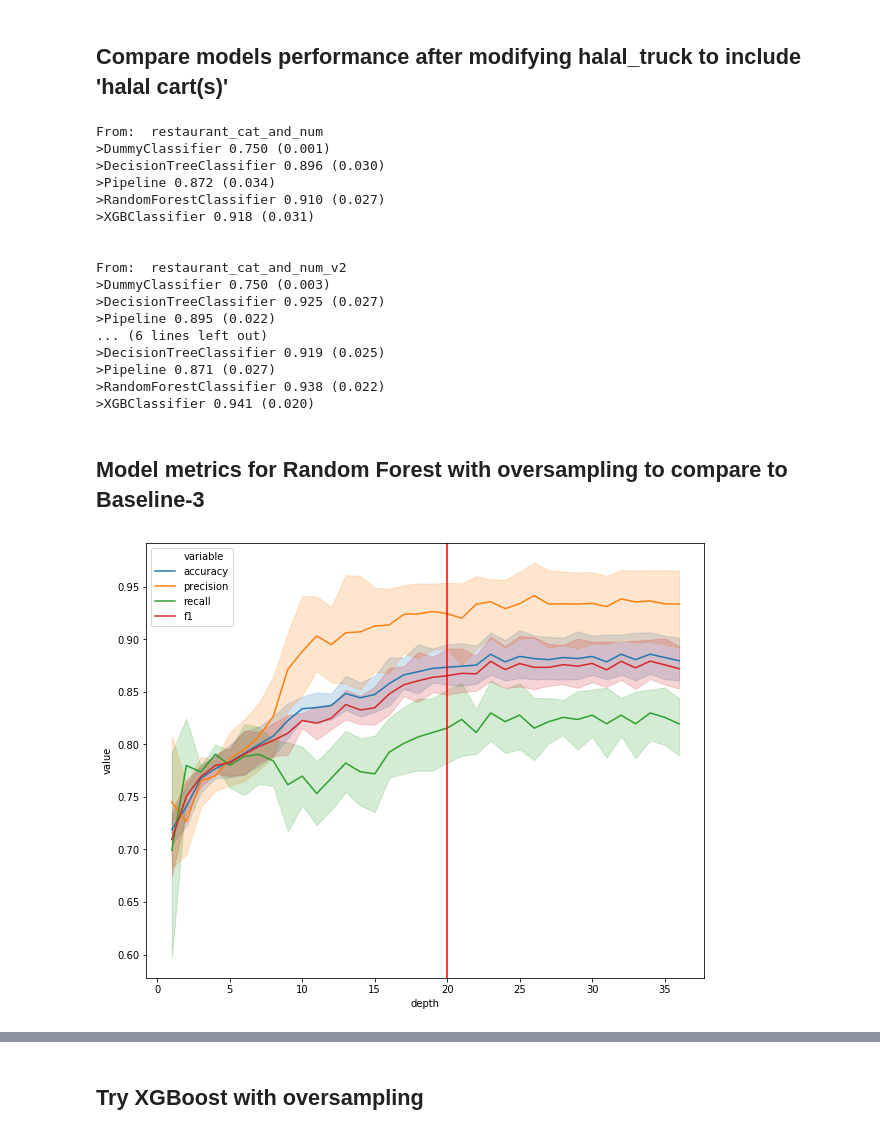
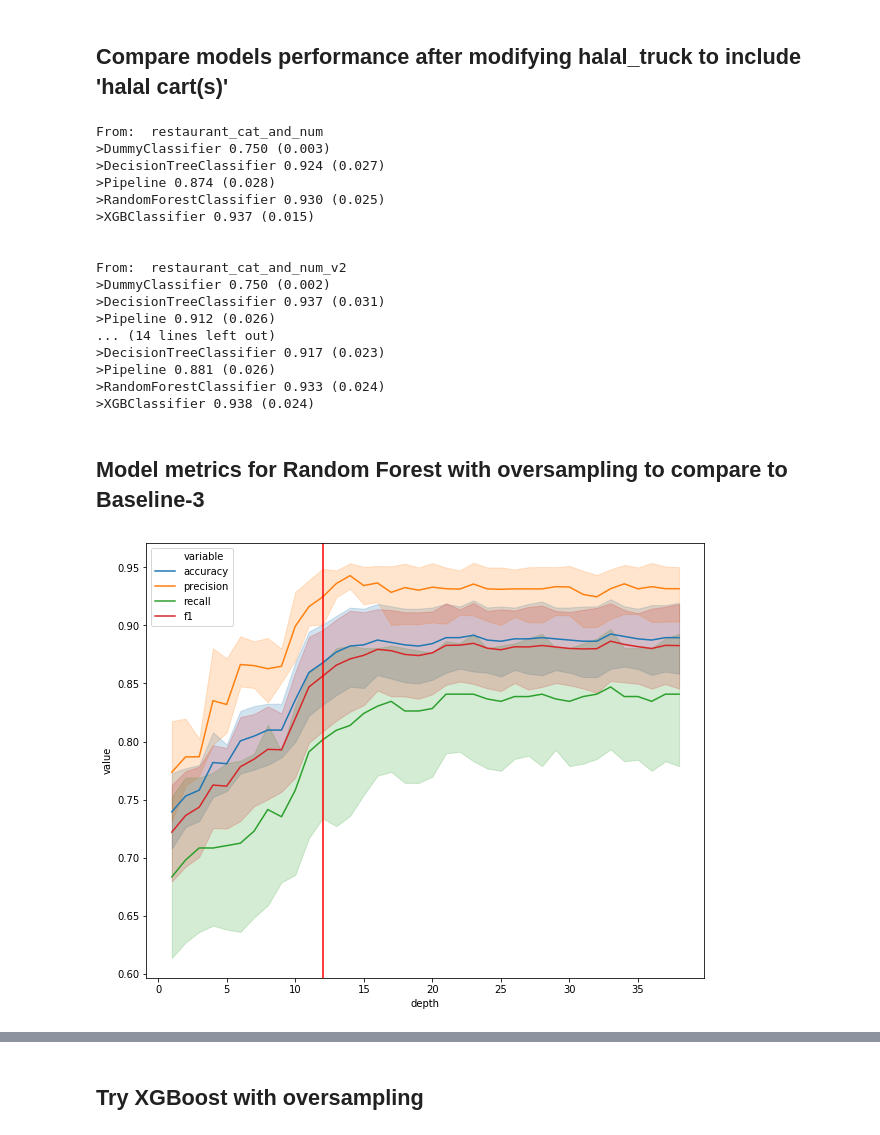
Before and after one commit to WAzaizeh/Halal_o_Meter, a Jupyter notebook: src/models/baseline/baseline_v5.ipynb, the cells around one changed output, grey strips where cells are left out. Cells and saved outputs as stored; diff of their text form; code cells hidden in the pictures.

Commit message:
Feature Engineering and Baseline Model - changed is_halal feature, separated halal meats into individual features, and added partial and comparative halal features. Ran model with new features

```diff
--- a/src/models/baseline/baseline_v5.ipynb
+++ b/src/models/baseline/baseline_v5.ipynb
@@ -34,15 +34,17 @@ import os
 ## Load data and resample
 # %%
 # load the dataset
-def load_dataset(file_path):
+def load_dataset(file_path, extra_drop_list=[]):
     # load the dataset as a dataframe
     data_df = pd.read_pickle(file_path)
     # correct data types
     fix_cols = data_df.columns[data_df.dtypes == 'object']
     data_df.loc[:, fix_cols] = data_df.loc[:, fix_cols].astype('bool')
     # remove redundant features
-    data_df.drop(['total_review_count', 'halal_review_count', 'halal_negation_count',
-                  'halal_truck_count'], inplace=True, axis=1)
+    drop_list = ['total_review_count', 'halal_review_count', 'halal_negation_count', 'halal_truck_count'] + extra_drop_list
+    for col in drop_list:
+        if col in data_df.columns:
+            data_df.drop(col, inplace=True, axis=1)
     # split into features and target
     X, y = data_df.drop('halal', axis=1), data_df.halal
     return X, y
@@ -121,6 +123,7 @@ def evaluate_model_f1(X, y, model):
 file_path_v1 = '/Users/wesamazaizeh/Desktop/Projects/halal_o_meter/src/features/feature_engineering/restaurant_cat_and_num.pkl'
 file_path_v2 = '/Users/wesamazaizeh/Desktop/Projects/halal_o_meter/src/features/feature_engineering/restaurant_cat_and_num_v2.pkl'
 file_path_v3 = '/Users/wesamazaizeh/Desktop/Projects/halal_o_meter/src/features/feature_engineering/restaurant_cat_and_num_v3.pkl'
+file_path_v4 = '/Users/wesamazaizeh/Desktop/Projects/halal_o_meter/src/features/feature_engineering/restaurant_cat_and_num_v4.pkl'
 
 def run_model_comparison(file_path):
     # load the dataset
@@ -145,26 +148,26 @@ def run_model_comparison(file_path):
     return results
 
 res_list = []
-for file_path in [file_path_v1, file_path_v2, file_path_v3]:
+for file_path in [file_path_v1, file_path_v2, file_path_v3, file_path_v4]:
     res_list.extend(run_model_comparison(file_path=file_path))
 # %% [output]
 From:  restaurant_cat_and_num
->DummyClassifier 0.750 (0.001)
->DecisionTreeClassifier 0.896 (0.030)
->Pipeline 0.872 (0.034)
->RandomForestClassifier 0.910 (0.027)
->XGBClassifier 0.918 (0.031)
+>DummyClassifier 0.750 (0.003)
+>DecisionTreeClassifier 0.924 (0.027)
+>Pipeline 0.874 (0.028)
+>RandomForestClassifier 0.930 (0.025)
+>XGBClassifier 0.937 (0.015)
 
 
 From:  restaurant_cat_and_num_v2
->DummyClassifier 0.750 (0.003)
->DecisionTreeClassifier 0.925 (0.027)
->Pipeline 0.895 (0.022)
-... (6 lines left out)
->DecisionTreeClassifier 0.919 (0.025)
->Pipeline 0.871 (0.027)
->RandomForestClassifier 0.938 (0.022)
->XGBClassifier 0.941 (0.020)
+>DummyClassifier 0.750 (0.002)
+>DecisionTreeClassifier 0.937 (0.031)
+>Pipeline 0.912 (0.026)
+... (14 lines left out)
+>DecisionTreeClassifier 0.917 (0.023)
+>Pipeline 0.881 (0.026)
+>RandomForestClassifier 0.933 (0.024)
+>XGBClassifier 0.938 (0.024)
 # %% [markdown]
 ## Model metrics for Random Forest with oversampling to compare to Baseline-3
 # %%
@@ -197,8 +200,10 @@ for i in range(0, plot_df.shape[0],5):
 # %%
 # visualize decision tree metrics vs max_depth
+file_path_v3 = '/Users/wesamazaizeh/Desktop/Projects/halal_o_meter/src/features/feature_engineering/restaurant_cat_and_num_v3.pkl'
+plot_df = get_rf_plotdata(file_path_v3)
 plt.figure(figsize=(10,8))
 sns.lineplot(x='depth', y='value', hue='variable', data=pd.melt(plot_df, ['depth']))
-plt.axvline(x=20, color='red')
+plt.axvline(x=12, color='red')
 plt.show()
 # %% [output]
-[figure, old version]
+[figure, new version]
```
Also changed, not shown: parts of 6 cells of this notebook, 1 other file.
